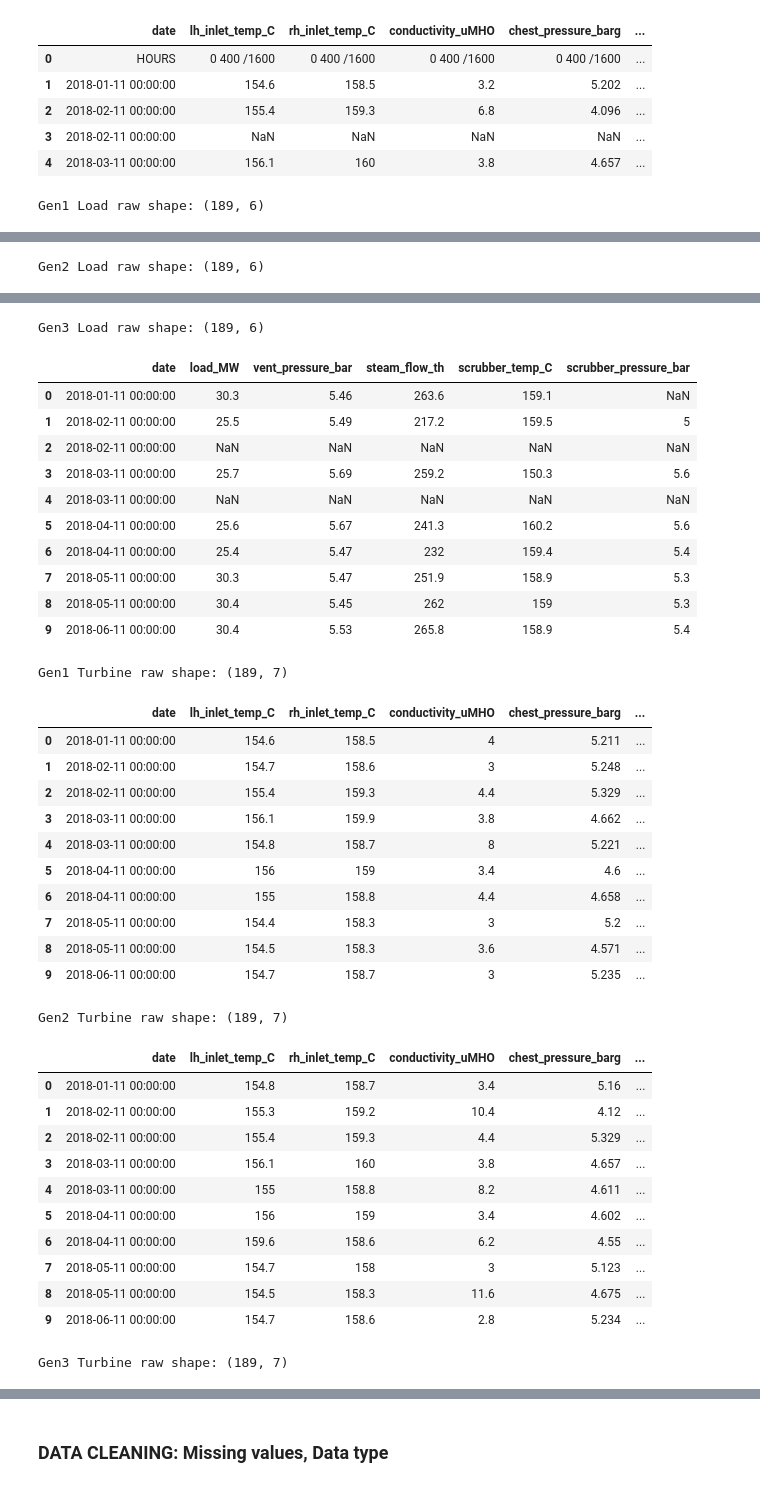
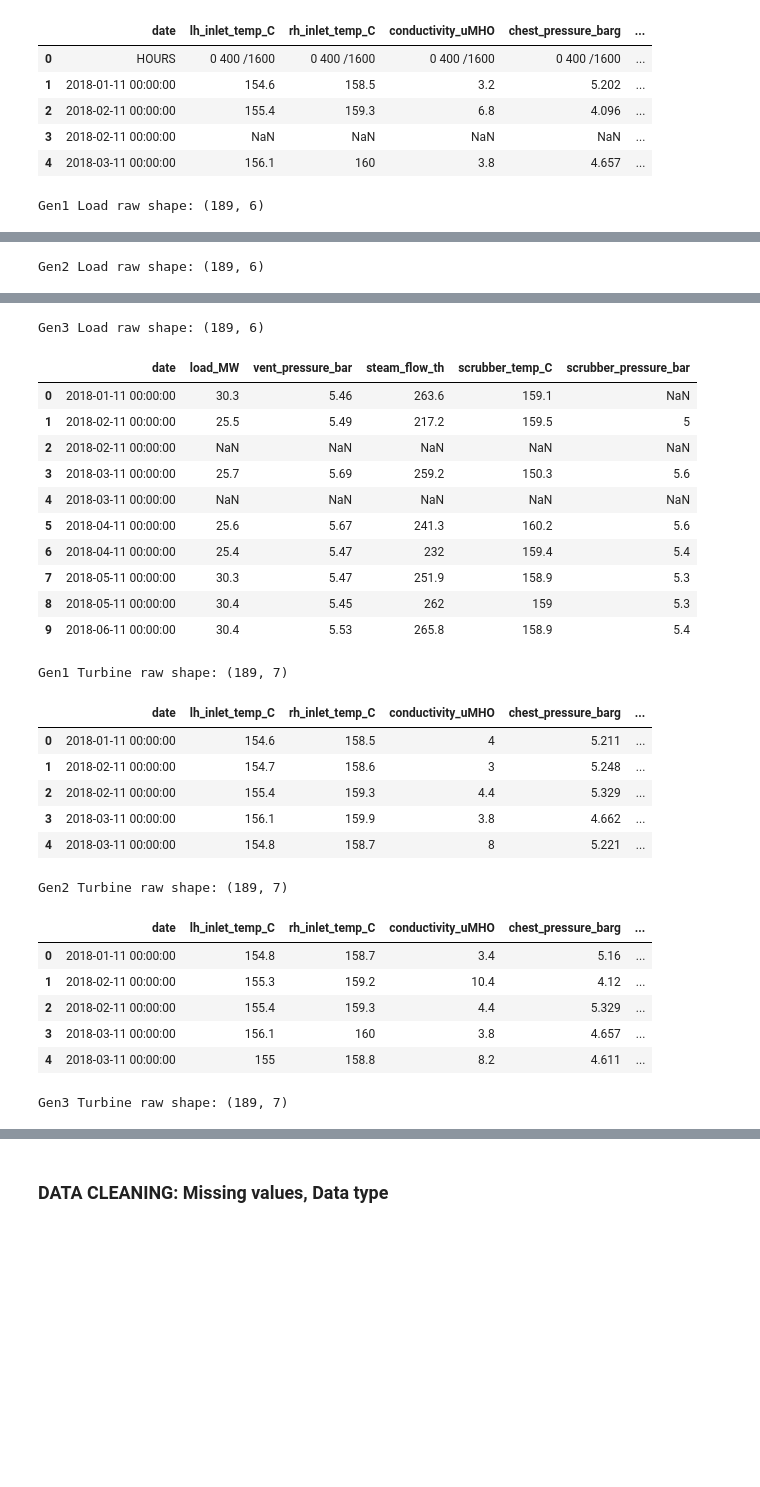
Before and after one commit to Darlene-13/double-flash-geothermal, a Jupyter notebook: notebooks/00_explanatory_data_analysis.ipynb, the cells around one changed output, grey strips where cells are left out. Cells and saved outputs as stored; diff of their text form; code cells hidden in the pictures; blank space fills up the shorter version.

```diff
--- a/notebooks/00_explanatory_data_analysis.ipynb
+++ b/notebooks/00_explanatory_data_analysis.ipynb
@@ -217,13 +217,13 @@ display(gen3_load_raw.head(10))
 
 
 print("Gen1 Turbine raw shape:", gen1_turbine_raw.shape)
-display(gen1_turbine_raw.head(10))
+display(gen1_turbine_raw.head(5))
 
 print("Gen2 Turbine raw shape:", gen2_turbine_raw.shape)
-display(gen2_turbine_raw.head(10))
+display(gen2_turbine_raw.head(5))
 
 print("Gen3 Turbine raw shape:", gen3_turbine_raw.shape)
-display(gen3_turbine_raw.head(10))
+display(gen3_turbine_raw.head(5))
 # %% [output]
 Gen1 Load raw shape: (189, 6)
 |  | date | load_MW | vent_pressure_bar | steam_flow_th | scrubber_temp_C | scrubber_pressure_bar |
@@ -241,38 +241,33 @@ Gen2 Load raw shape: (189, 6)
 |  | date | load_MW | vent_pressure_bar | steam_flow_th | scrubber_temp_C | scrubber_pressure_bar |
 | 0 | 2018-01-11 00:00:00 | 30.1 | 5.47 | 260.1 | 159.2 | 5 |
 | 1 | 2018-02-11 00:00:00 | 25.3 | 5.5 | 220.4 | 159.3 | 5 |
 | 2 | 2018-02-11 00:00:00 | 30.7 | 5.64 | 266.8 | 159.9 | 5.5 |
 | 3 | 2018-03-11 00:00:00 | 25.7 | 5.69 | 239.2 | 150.3 | 5.6 |
 | 4 | 2018-03-11 00:00:00 | 25 | 5.51 | 237.9 | 159.4 | 5.4 |
 | 5 | 2018-04-11 00:00:00 | 25.6 | 5.67 | 241.3 | 160.2 | 5.6 |
 | 6 | 2018-04-11 00:00:00 | 24.5 | 5.95 | 25 | 159.2 | 5.4 |
 | 7 | 2018-05-11 00:00:00 | 30.9 | 5.46 | 259.4 | 158.5 | 5.3 |
 | 8 | 2018-05-11 00:00:00 | 25.6 | 5.45 | 239 | 159 | 5.3 |
 | 9 | 2018-06-11 00:00:00 | 30.7 | 5.52 | 260.3 | 159 | 5.4 |
 Gen3 Load raw shape: (189, 6)
 |  | date | load_MW | vent_pressure_bar | steam_flow_th | scrubber_temp_C | scrubber_pressure_bar |
 | 0 | 2018-01-11 00:00:00 | 30.3 | 5.46 | 263.6 | 159.1 | NaN |
 | 1 | 2018-02-11 00:00:00 | 25.5 | 5.49 | 217.2 | 159.5 | 5 |
 | 2 | 2018-02-11 00:00:00 | NaN | NaN | NaN | NaN | NaN |
 | 3 | 2018-03-11 00:00:00 | 25.7 | 5.69 | 259.2 | 150.3 | 5.6 |
 | 4 | 2018-03-11 00:00:00 | NaN | NaN | NaN | NaN | NaN |
 | 5 | 2018-04-11 00:00:00 | 25.6 | 5.67 | 241.3 | 160.2 | 5.6 |
 | 6 | 2018-04-11 00:00:00 | 25.4 | 5.47 | 232 | 159.4 | 5.4 |
 | 7 | 2018-05-11 00:00:00 | 30.3 | 5.47 | 251.9 | 158.9 | 5.3 |
 | 8 | 2018-05-11 00:00:00 | 30.4 | 5.45 | 262 | 159 | 5.3 |
 | 9 | 2018-06-11 00:00:00 | 30.4 | 5.53 | 265.8 | 158.9 | 5.4 |
 Gen1 Turbine raw shape: (189, 7)
 |  | date | lh_inlet_temp_C | rh_inlet_temp_C | conductivity_uMHO | chest_pressure_barg | ... |
 | 0 | 2018-01-11 00:00:00 | 154.6 | 158.5 | 4 | 5.211 | ... |
 | 1 | 2018-02-11 00:00:00 | 154.7 | 158.6 | 3 | 5.248 | ... |
 | 2 | 2018-02-11 00:00:00 | 155.4 | 159.3 | 4.4 | 5.329 | ... |
 | 3 | 2018-03-11 00:00:00 | 156.1 | 159.9 | 3.8 | 4.662 | ... |
 | 4 | 2018-03-11 00:00:00 | 154.8 | 158.7 | 8 | 5.221 | ... |
-| 5 | 2018-04-11 00:00:00 | 156 | 159 | 3.4 | 4.6 | ... |
-| 6 | 2018-04-11 00:00:00 | 155 | 158.8 | 4.4 | 4.658 | ... |
-| 7 | 2018-05-11 00:00:00 | 154.4 | 158.3 | 3 | 5.2 | ... |
-| 8 | 2018-05-11 00:00:00 | 154.5 | 158.3 | 3.6 | 4.571 | ... |
-| 9 | 2018-06-11 00:00:00 | 154.7 | 158.7 | 3 | 5.235 | ... |
 Gen2 Turbine raw shape: (189, 7)
 |  | date | lh_inlet_temp_C | rh_inlet_temp_C | conductivity_uMHO | chest_pressure_barg | ... |
 | 0 | 2018-01-11 00:00:00 | 154.8 | 158.7 | 3.4 | 5.16 | ... |
@@ -280,11 +275,6 @@ Gen2 Turbine raw shape: (189, 7)
 | 2 | 2018-02-11 00:00:00 | 155.4 | 159.3 | 4.4 | 5.329 | ... |
 | 3 | 2018-03-11 00:00:00 | 156.1 | 160 | 3.8 | 4.657 | ... |
 | 4 | 2018-03-11 00:00:00 | 155 | 158.8 | 8.2 | 4.611 | ... |
-| 5 | 2018-04-11 00:00:00 | 156 | 159 | 3.4 | 4.602 | ... |
-| 6 | 2018-04-11 00:00:00 | 159.6 | 158.6 | 6.2 | 4.55 | ... |
-| 7 | 2018-05-11 00:00:00 | 154.7 | 158 | 3 | 5.123 | ... |
-| 8 | 2018-05-11 00:00:00 | 154.5 | 158.3 | 11.6 | 4.675 | ... |
-| 9 | 2018-06-11 00:00:00 | 154.7 | 158.6 | 2.8 | 5.234 | ... |
 Gen3 Turbine raw shape: (189, 7)
 |  | date | lh_inlet_temp_C | rh_inlet_temp_C | conductivity_uMHO | chest_pressure_barg | ... |
 | 0 | 2018-01-11 00:00:00 | 154.6 | 158.5 | 3.2 | 5.202 | ... |
```
Also changed, not shown: parts of 4 cells of this notebook.
